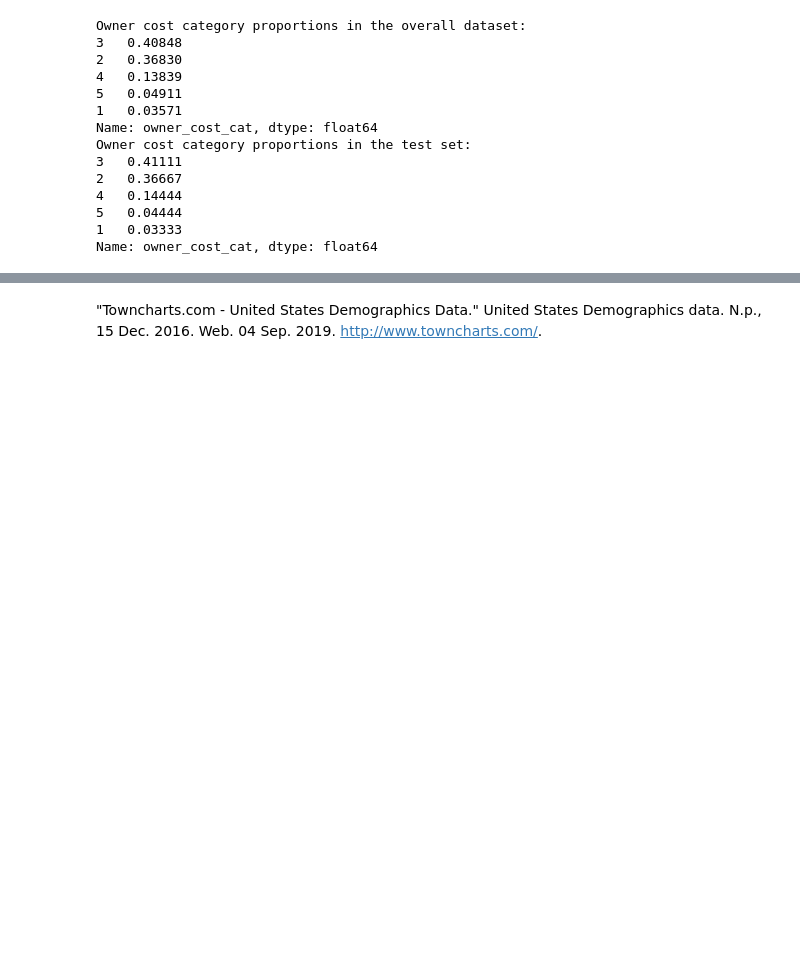
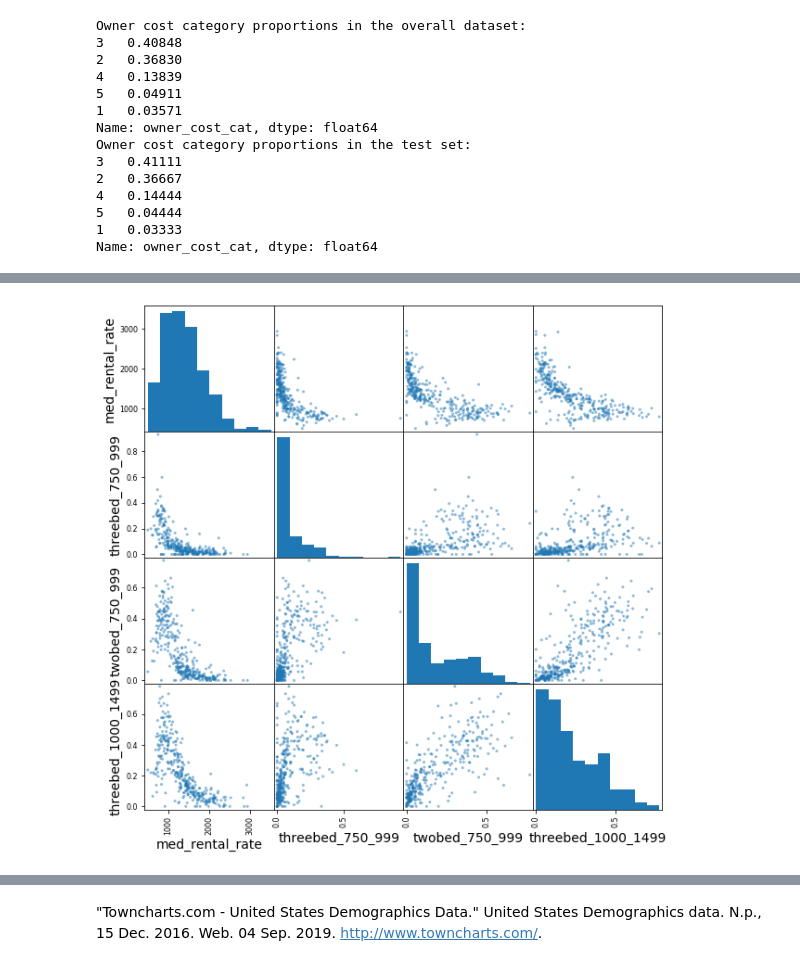
Before and after one commit to clazaro97chosen/California_Rental_Property_Project, a Jupyter notebook: California_Housing.ipynb, the cells around one changed output, grey strips where cells are left out. Drawn from its saved outputs; the diff is of its cells as text; code cells hidden in the pictures; blank space fills up the shorter version.

```diff
--- a/California_Housing.ipynb
+++ b/California_Housing.ipynb
@@ -327,0 +354,5 @@ NameError: name 'Basemap' is not defined
+# %%
+scatter_matrix(housing[corr_target.index[[0,35,36,37]] ] ,figsize = (10,10))
+plt.show()
+# %% [output]
+[figure, added]
```
Also changed, not shown: parts of 54 cells of this notebook, 3 other files.
